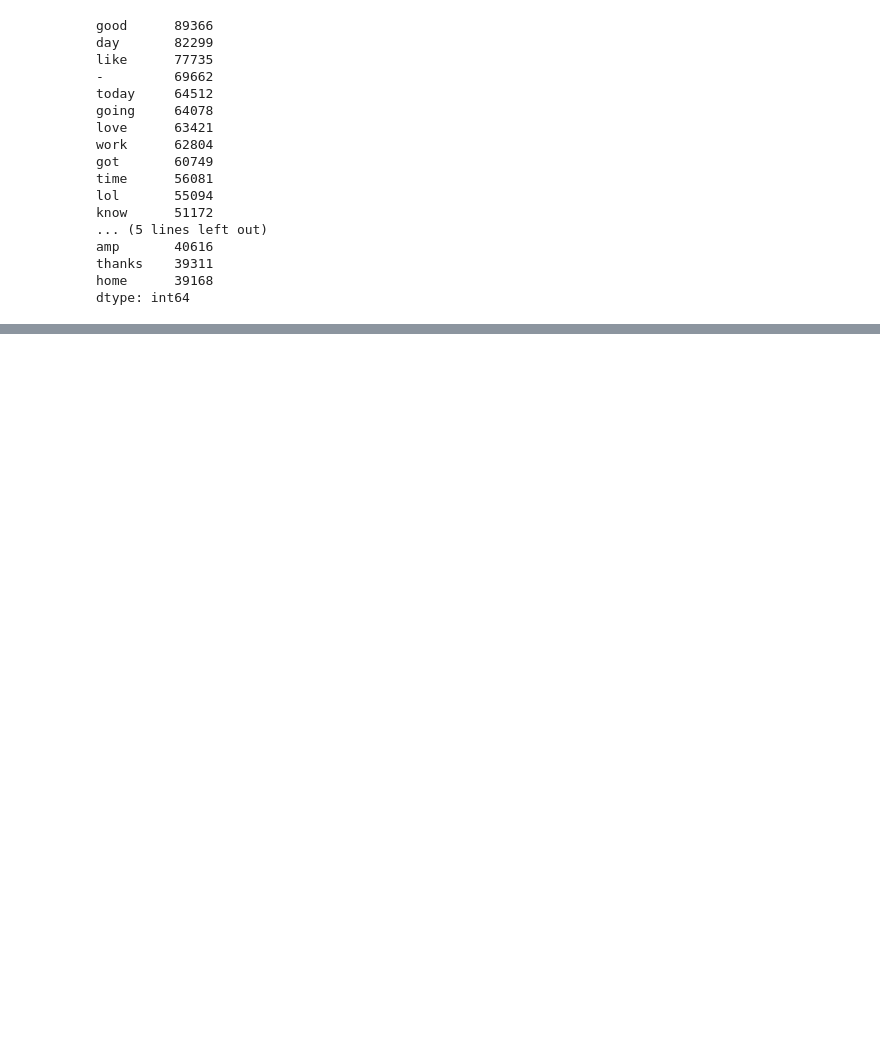
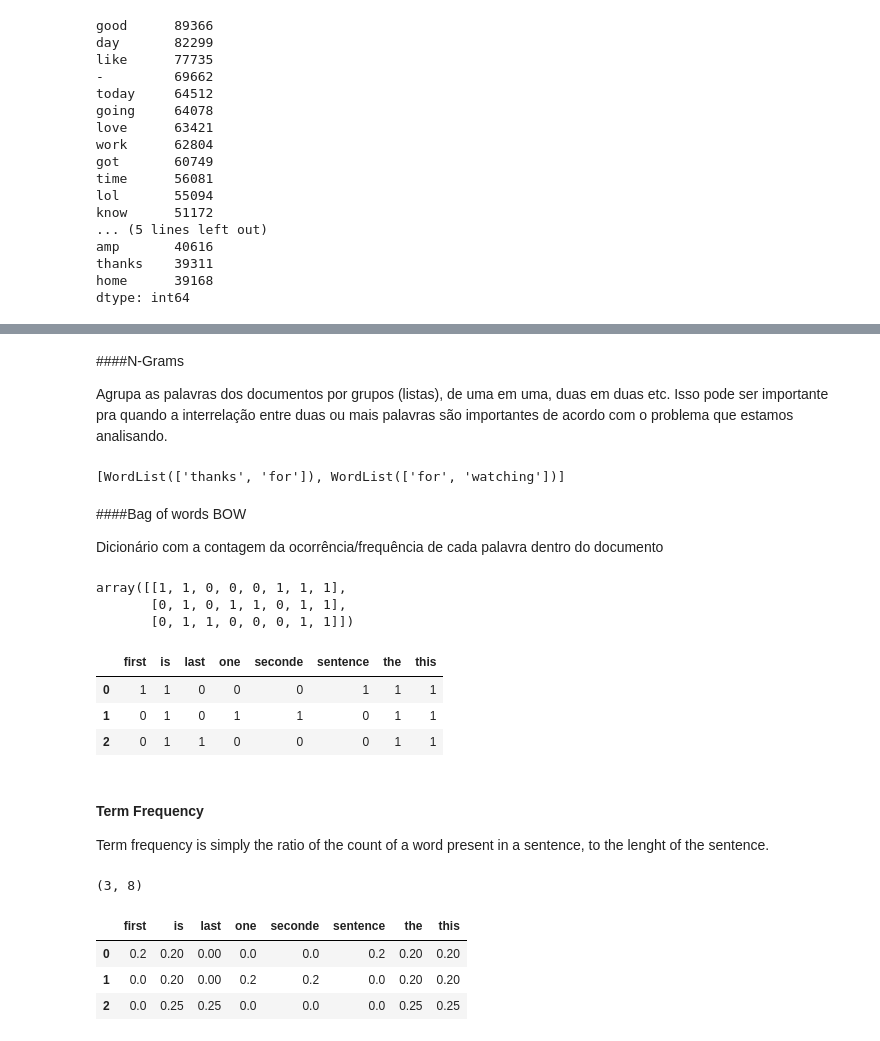
Before and after one commit to Fabiano23/NLP, a Jupyter notebook: tweeter/tweets_sentiment_classification.ipynb, the cells around one changed output, grey strips where cells are left out. Saved outputs shown, nothing was run; the diff lists cells and outputs as text; code cells hidden in the pictures; blank space fills up the shorter version.

```diff
--- a/tweeter/tweets_sentiment_classification.ipynb
+++ b/tweeter/tweets_sentiment_classification.ipynb
@@ -659,0 +816,14 @@ df.head()
+# %% [markdown]
+####N-Grams
+
+Agrupa as palavras dos documentos por grupos (listas), de uma em uma, duas em duas etc. Isso pode ser importante pra quando a interrelação entre duas ou mais palavras são importantes de acordo com o problema que estamos analisando.
+# %%
+x= 'thanks for watching'
+tb= TextBlob(x)
+tb.ngrams(2)
+# %% [output]
+[WordList(['thanks', 'for']), WordList(['for', 'watching'])]
+# %% [markdown]
+####Bag of words BOW
+
+Dicionário com a contagem da ocorrência/frequência de cada palavra dentro do documento
@@ -659,0 +832,29 @@ df.head()
+# %%
+x= ['this is the first sentence', 'this is the seconde one', 'this is the last']
+
+cv= CountVectorizer(ngram_range=(1, 1))
+
+text_counts= cv.fit_transform(x)
+
+text_counts.toarray()
+# %% [output]
+array([[1, 1, 0, 0, 0, 1, 1, 1],
+       [0, 1, 0, 1, 1, 0, 1, 1],
+       [0, 1, 1, 0, 0, 0, 1, 1]])
+# %%
+#Tranformando o array acima em um dataframe
+bow= pd.DataFrame(text_counts.toarray(), columns= cv.get_feature_names())
+bow
+# %% [output]
+|  | first | is | last | one | seconde | sentence | the | this |
+| 0 | 1 | 1 | 0 | 0 | 0 | 1 | 1 | 1 |
+| 1 | 0 | 1 | 0 | 1 | 1 | 0 | 1 | 1 |
+| 2 | 0 | 1 | 1 | 0 | 0 | 0 | 1 | 1 |
+# %% [markdown]
+#### Term Frequency
+
+Term frequency is simply the ratio of the count of a word present in a sentence, to the lenght of the sentence.
+# %%
+bow.shape
+# %% [output]
+(3, 8)
@@ -659,0 +863,11 @@ df.head()
+# %%
+for index, row in enumerate(tf.iterrows()):
+  for col in row[1].index:
+    tf.loc[index, col]= tf.loc[index, col] / sum(row[1].values)
+
+tf
+# %% [output]
+|  | first | is | last | one | seconde | sentence | the | this |
+| 0 | 0.2 | 0.20 | 0.00 | 0.0 | 0.0 | 0.2 | 0.20 | 0.20 |
+| 1 | 0.0 | 0.20 | 0.00 | 0.2 | 0.2 | 0.0 | 0.20 | 0.20 |
+| 2 | 0.0 | 0.25 | 0.25 | 0.0 | 0.0 | 0.0 | 0.25 | 0.25 |
```
Also changed, not shown: parts of 86 cells of this notebook.
